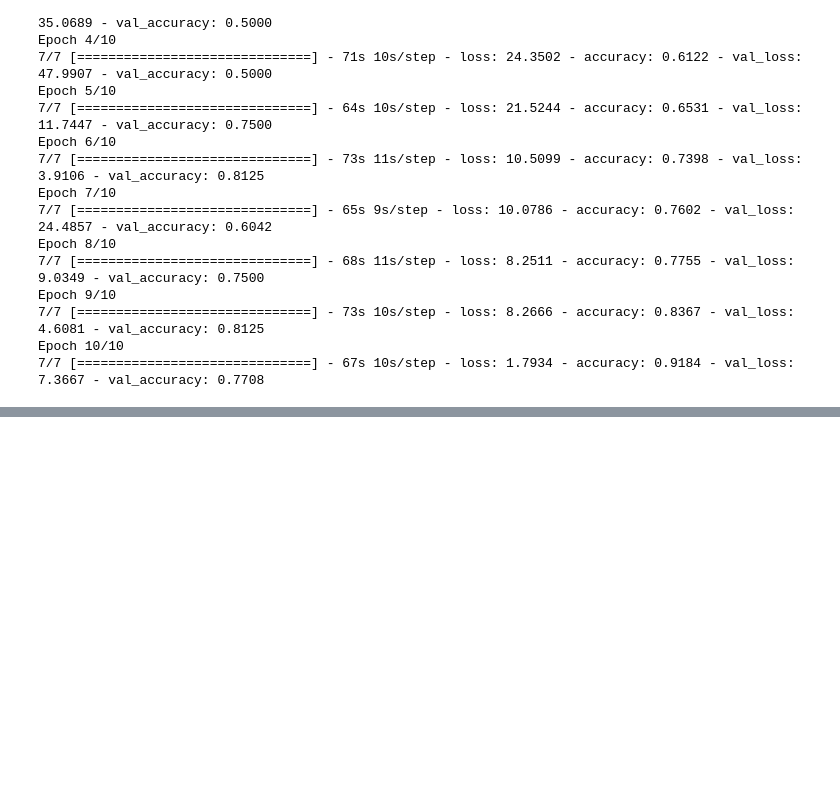
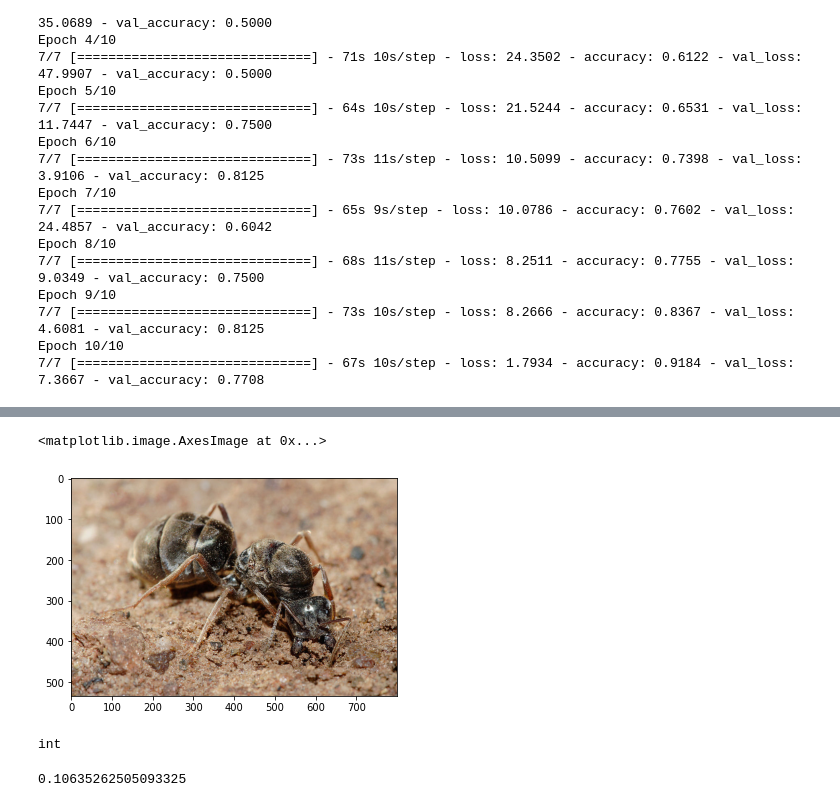
Before and after one commit to Udaykiran87/VGG_16_TensorFLow_TransferLearning, a Jupyter notebook: notebook/vgg16.ipynb, the cells around one changed output, grey strips where cells are left out. Drawn from its saved outputs; the diff is of its cells as text; code cells hidden in the pictures; blank space fills up the shorter version.

```diff
--- a/notebook/vgg16.ipynb
+++ b/notebook/vgg16.ipynb
@@ -279,0 +345,5 @@ Epoch 10/10
+# %%
+plt.imshow(test_img)
+# %% [output]
+<matplotlib.image.AxesImage at 0x...>
+[figure, added]
@@ -279,0 +353,8 @@ Epoch 10/10
+# %%
+type(full_model)
+# %% [output]
+int
+# %%
+our_model/full_model
+# %% [output]
+0.10635262505093325
```
Also changed, not shown: parts of 18 cells of this notebook, 1 other file.
